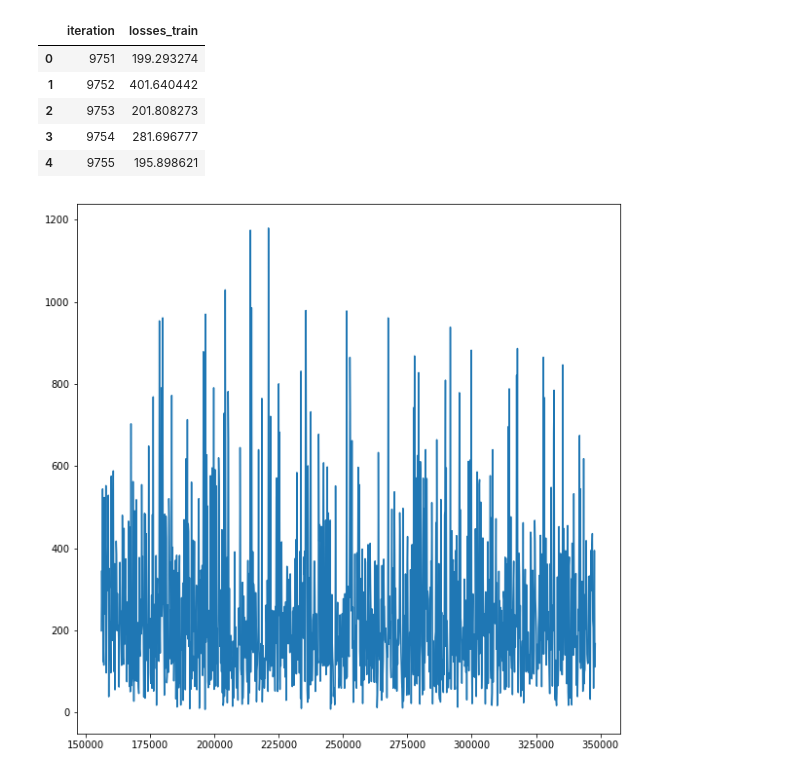
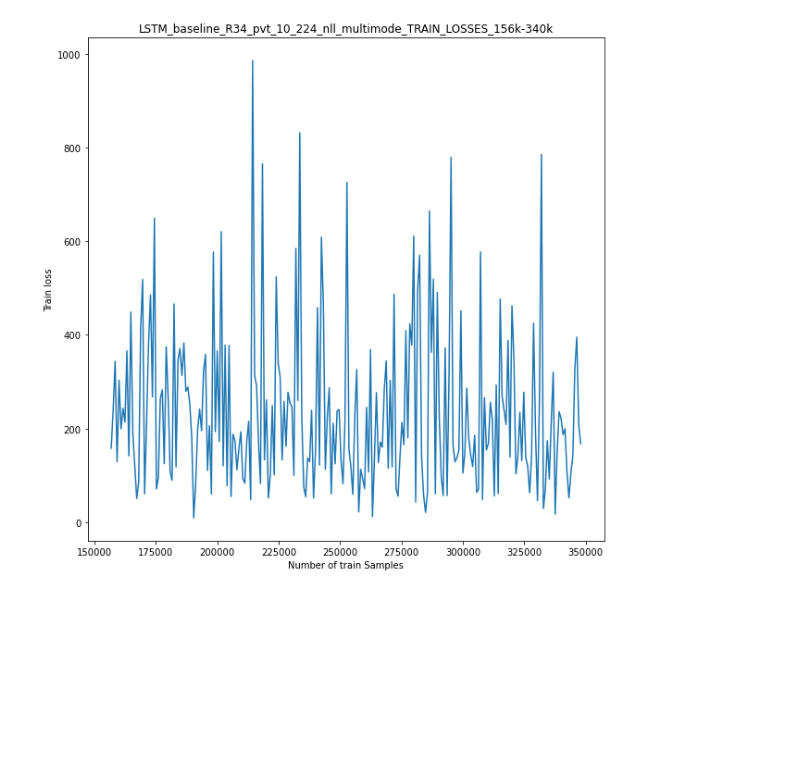
Before and after one commit to suryajayaraman/Lyft_Motion_Prediction_kaggle, a Jupyter notebook: Plot_curves.ipynb, the cells around one changed output. Cells and saved outputs as stored; diff of their text form; code cells hidden in the pictures; blank space fills up the shorter version.

Commit message:
Notebook to plot training curves, deleted old log file

```diff
--- a/Plot_curves.ipynb
+++ b/Plot_curves.ipynb
@@ -1,16 +1,25 @@
 # %%
 import pandas as pd
 import matplotlib.pyplot as plt
+# %%
+def plot_trainloss(file_dir, filename, sample_rate, save_plot=False):
+    df = pd.read_csv(file_dir + filename)
+    #print(df.shape)
+    sampled_df = df.iloc[::sample_rate, :]
+    #print(sampled_df.shape)
+    plt.figure(figsize=(10,10))
+    plt.plot(sampled_df['iteration'].values[1:] * 16, sampled_df['losses_train'].values[1:]);
+    plt.title(filename.replace('.csv', ''))
+    plt.xlabel('Number of train Samples')
+    plt.ylabel('Train loss')
+    plt.show()
+
+    if save_plot:
+        plt.savefig(filename.replace('.csv', '') + '.png')
 # %%
 data_path = '/home/wabco/Downloads/sdxc/Git repos/Lyft_Motion_Prediction_kaggle/submissions/LSTM_Baseline/'
-file_name = 'LSTM_baseline_R34_pvt_10_224_nll_multimode_TRAIN_LOSSES_156k-340k.csv'
-df = pd.read_csv(data_path + file_name)
+file1_name = 'LSTM_baseline_R34_pvt_10_224_nll_multimode_TRAIN_LOSSES_156k-340k.csv'
+file2_name = 'LSTM_baseline_R34_pvt_10_224_nll_multimode_340k.csv'
+plot_trainloss(data_path, file1_name, 50)
+# %% [output]
+[figure, added]
-# %%
-df.head()
-# %% [output]
-|  | iteration | losses_train |
-| 0 | 9751 | 199.293274 |
-| 1 | 9752 | 401.640442 |
-| 2 | 9753 | 201.808273 |
-| 3 | 9754 | 281.696777 |
-| 4 | 9755 | 195.898621 |
@@ -19,6 +25,0 @@ plot_df = df.iloc[::10, :]
-# %%
-plt.figure(figsize=(10,10))
-plt.plot(plot_df['iteration'].values * 16, plot_df['losses_train'].values)
-plt.savefig('LSTM_baseline_train_losses_156k-340k.png')
-# %% [output]
-[figure, removed]
```
Also changed, not shown: parts of 9 cells of this notebook, 1 other file.
